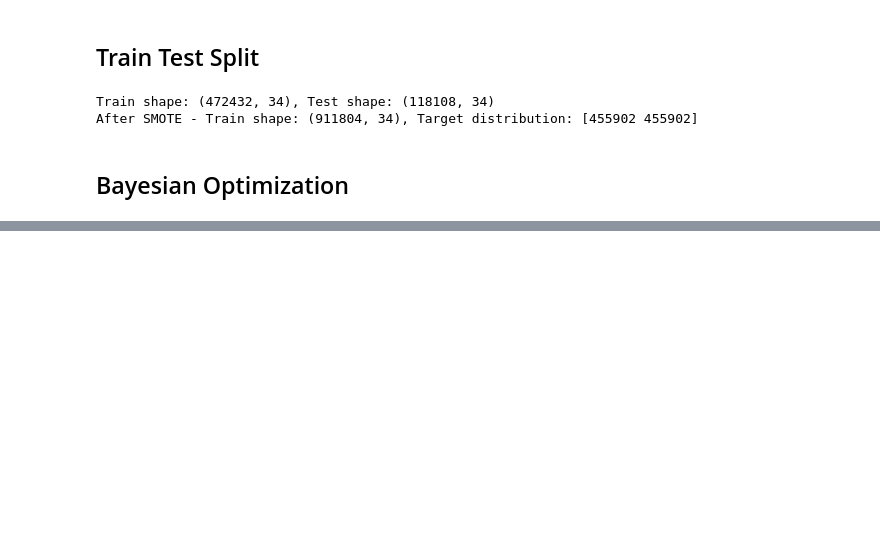
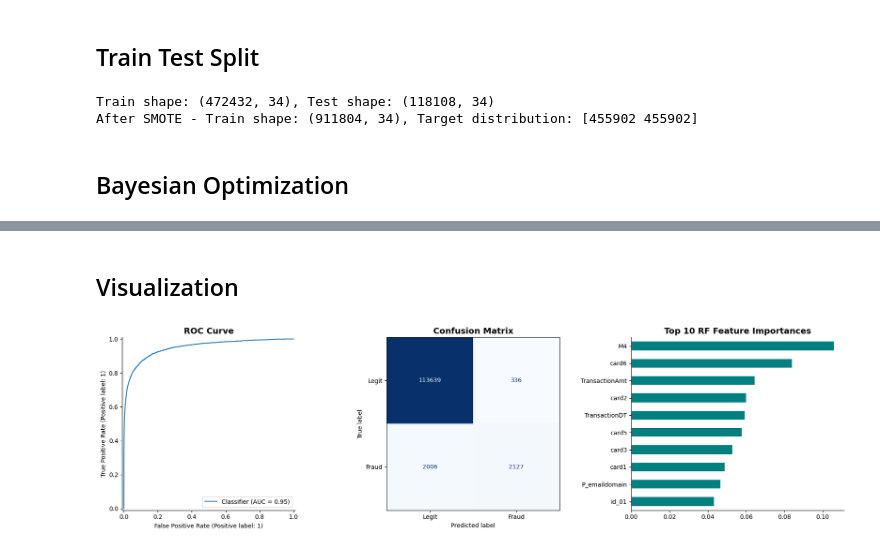
Before and after one commit to PatrickHo718/DS-4320-Project-1, a Jupyter notebook: pipeline.ipynb, the cells around one changed output, grey strips where cells are left out. Drawn from its saved outputs; the diff is of its cells as text; code cells hidden in the pictures; blank space fills up the shorter version.

```diff
--- a/pipeline.ipynb
+++ b/pipeline.ipynb
@@ -217,0 +320,35 @@ except Exception as e:
+# %% [markdown]
+## Visualization
+# %%
+try:
+    # Extract fitted rf from ensemble
+    rf_fitted = ensemble.named_estimators_['rf']
+
+    fig, axes = plt.subplots(1, 3, figsize=(18, 5))
+
+    # ROC Curve
+    RocCurveDisplay.from_predictions(y_test, y_proba, ax=axes[0])
+    axes[0].set_title('ROC Curve', fontsize=14, fontweight='bold')
+    axes[0].spines[['top', 'right']].set_visible(False)
+
+    # Confusion Matrix
+    cm = confusion_matrix(y_test, y_pred)
+    ConfusionMatrixDisplay(cm, display_labels=['Legit', 'Fraud']).plot(ax=axes[1], cmap='Blues', colorbar=False)
+    axes[1].set_title('Confusion Matrix', fontsize=14, fontweight='bold')
+
+    # Feature Importance
+    rf_importance = pd.Series(rf_fitted.feature_importances_, index=X.columns).nlargest(10).sort_values()
+    rf_importance.plot(kind='barh', ax=axes[2], color='teal')
+    axes[2].set_title('Top 10 RF Feature Importances', fontsize=14, fontweight='bold')
+    axes[2].spines[['top', 'right']].set_visible(False)
+
+    plt.tight_layout()
+    plt.savefig('model_evaluation.png', dpi=300)
+    plt.show()
+    log.info("Evaluation plots generated and saved successfully")
+
+except Exception as e:
+    log.error(f"Error during visualization: {e}")
+    raise
+# %% [output]
+[figure, added]
```
Also changed, not shown: parts of 4 cells of this notebook.
